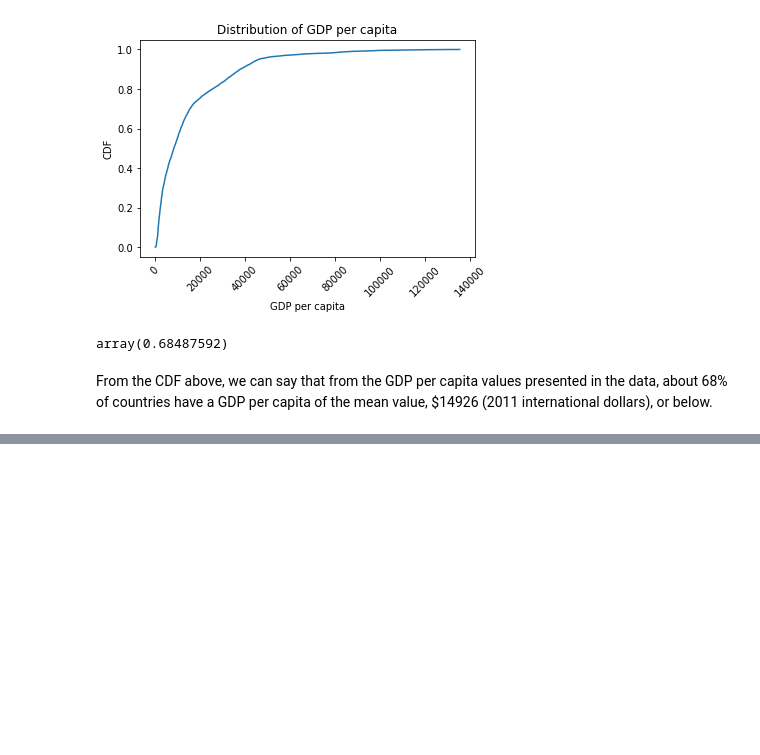
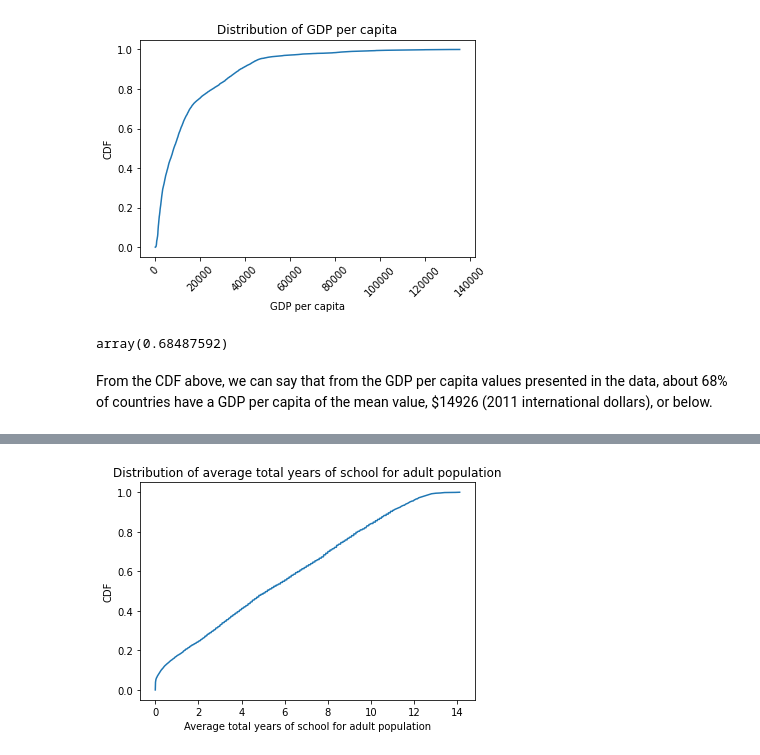
Before and after one commit to tamisha-dzifa/DS-Project-2, a Jupyter notebook: Project_2_Data_Inventory.ipynb, the cells around one changed output, grey strips where cells are left out. Saved outputs shown, nothing was run; the diff lists cells and outputs as text; code cells hidden in the pictures; blank space fills up the shorter version.

Commit message:
completed initial exploration of avg total years of schooling data

```diff
--- a/Project_2_Data_Inventory.ipynb
+++ b/Project_2_Data_Inventory.ipynb
@@ -238,0 +222,3 @@ From the CDF above, we can say that from the GDP per capita values presented in
+# %%
+school = pd.read_csv('mean-years-of-schooling-long-run.csv')
+school.head()
@@ -238,0 +234,3 @@ From the CDF above, we can say that from the GDP per capita values presented in
+# %%
+school.columns = ['Entity', 'Code', 'Year', 'Average Total Years of School']
+school.head()
@@ -238,0 +275,3 @@ From the CDF above, we can say that from the GDP per capita values presented in
+# %%
+avg_years = school['Average Total Years of School']
+avg_years.describe()
@@ -238,0 +288,8 @@ From the CDF above, we can say that from the GDP per capita values presented in
+# %%
+cdf_avg_years = Cdf.from_seq(avg_years)
+cdf_avg_years.plot();
+plt.xlabel('Average total years of school for adult population');
+plt.ylabel('CDF');
+plt.title('Distribution of average total years of school for adult population');
+# %% [output]
+[figure, added]
```
Also changed, not shown: parts of 18 cells of this notebook.
